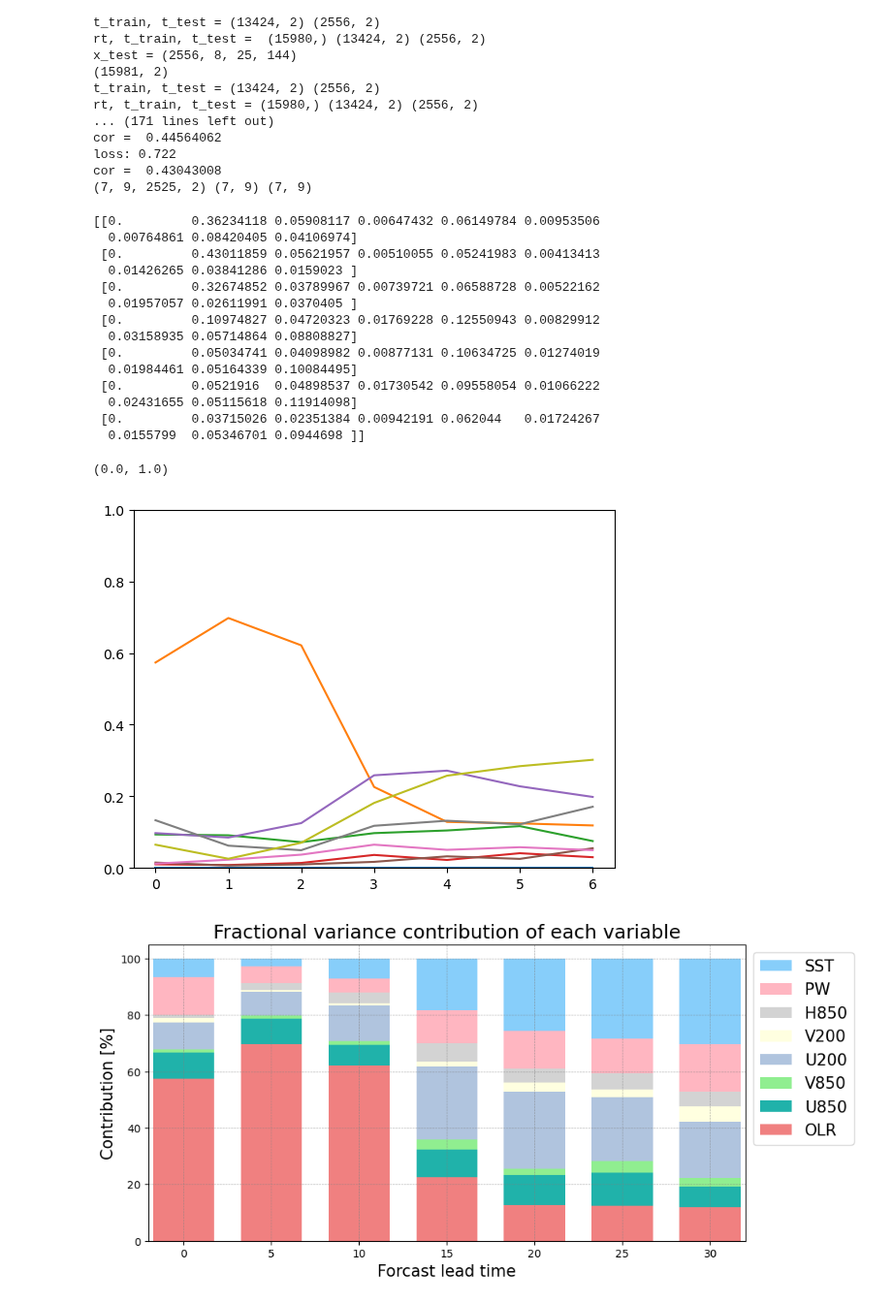
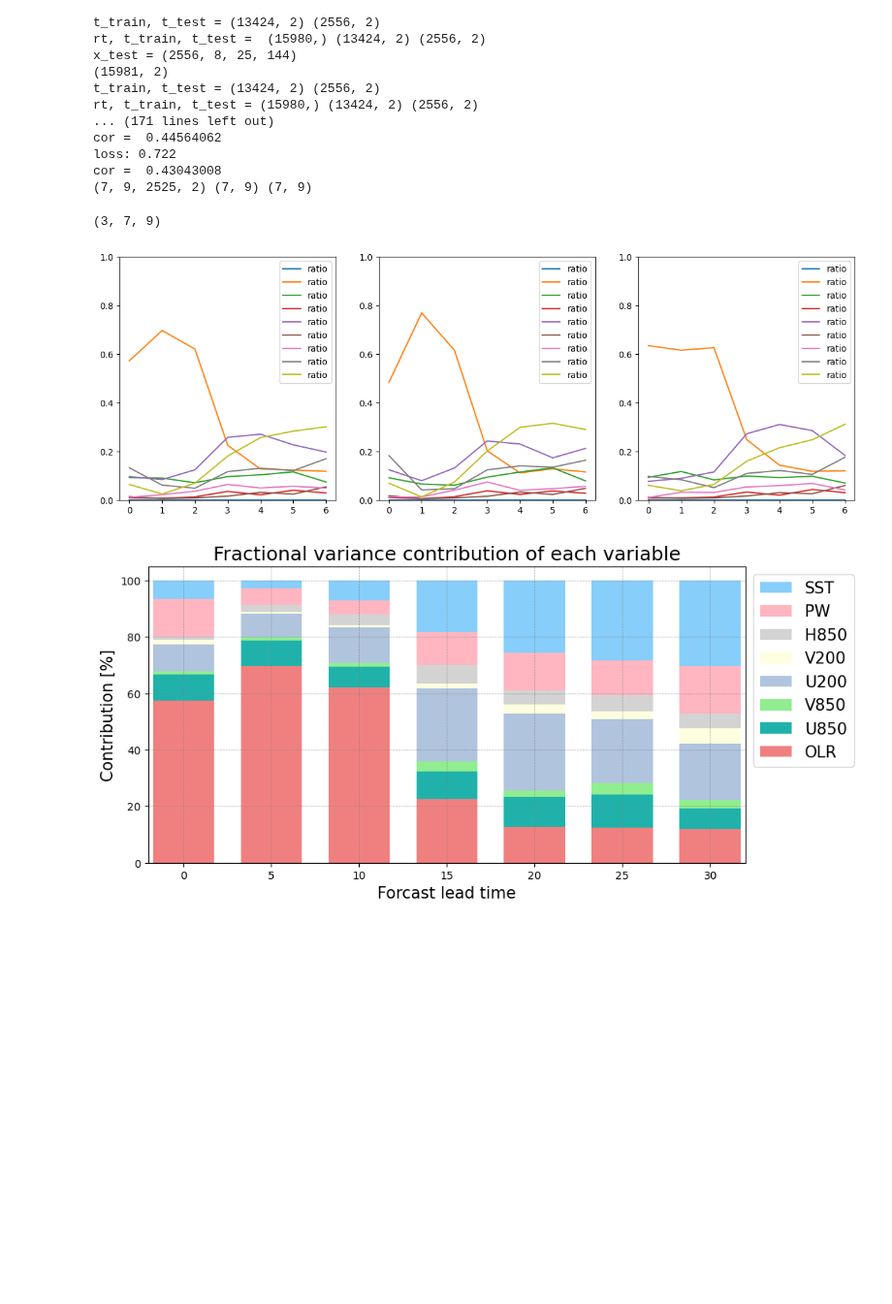
Before and after one commit to Yuumae1/machine_learning, a Jupyter notebook: Kikuchi12_torch/sensitivity_test_single.ipynb, the cells around one changed output. Shown at 97% size. Saved outputs shown, nothing was run; the diff lists cells and outputs as text; code cells hidden in the pictures; blank space fills up the shorter version.

```diff
--- a/Kikuchi12_torch/sensitivity_test_single.ipynb
+++ b/Kikuchi12_torch/sensitivity_test_single.ipynb
@@ -208,33 +208,26 @@ cor =  0.43043008
 (7, 9, 2525, 2) (7, 9) (7, 9)
 # %%
 # BMSD
-BMSD = np.zeros((7, 9))
-for i in range(BMSD.shape[0]):
-  for j in range(BMSD.shape[1]):
-    BMSD[i, j] = ((pred[i, j, :, 0] - pred[i, 0, :, 0])**2 + (pred[i, j, :, 1] - pred[i, 0, :, 1])**2).sum(axis=0) / 2525
+BMSD = np.zeros((3, 7, 9))
+for i in range(BMSD.shape[1]):
+  for j in range(BMSD.shape[2]):
+    BMSD[0, i, j] = ((pred[i, j, :, 0] - pred[i, 0, :, 0])**2 + (pred[i, j, :, 1] - pred[i, 0, :, 1])**2).sum(axis=0) / 2525
+    BMSD[1, i, j] = ((pred[i, j, :, 0] - pred[i, 0, :, 0])**2).sum(axis=0) / 2525
+    BMSD[2, i, j] = ((pred[i, j, :, 1] - pred[i, 0, :, 1])**2).sum(axis=0) / 2525
 # %%
-print(BMSD)
-ratio = BMSD / BMSD.sum(axis=1, keepdims=True)
-plt.plot(BMSD / BMSD.sum(axis=1, keepdims=True), label='ratio')
-
-plt.ylim(0, 1)
+print(BMSD.shape)
+ratio = BMSD / BMSD.sum(axis=2, keepdims=True)
+val = ['OLR','U850','V850','U200','V200','H850','PW','SST']
+plt.figure(figsize=(15, 5))
+for i in range(3):
+    plt.subplot(1, 3, i+1)
+    plt.plot(ratio[i], label='ratio')
+    plt.legend()
+    plt.ylim(0, 1)
+    #plt.show()
 # %% [output]
-[[0.         0.36234118 0.05908117 0.00647432 0.06149784 0.00953506
-  0.00764861 0.08420405 0.04106974]
- [0.         0.43011859 0.05621957 0.00510055 0.05241983 0.00413413
-  0.01426265 0.03841286 0.0159023 ]
- [0.         0.32674852 0.03789967 0.00739721 0.06588728 0.00522162
-  0.01957057 0.02611991 0.0370405 ]
- [0.         0.10974827 0.04720323 0.01769228 0.12550943 0.00829912
-  0.03158935 0.05714864 0.08808827]
- [0.         0.05034741 0.04098982 0.00877131 0.10634725 0.01274019
-  0.01984461 0.05164339 0.10084495]
- [0.         0.0521916  0.04898537 0.01730542 0.09558054 0.01066222
-  0.02431655 0.05115618 0.11914098]
- [0.         0.03715026 0.02351384 0.00942191 0.062044   0.01724267
-  0.0155799  0.05346701 0.0944698 ]]
+(3, 7, 9)
-(0.0, 1.0)
-[figure, old version]
+[figure, new version]
 # %%
 tt_box = [0, 5, 10, 15, 20, 25, 30]
 # color は　柔らかい色で
```
Also changed, not shown: 3 other files.
